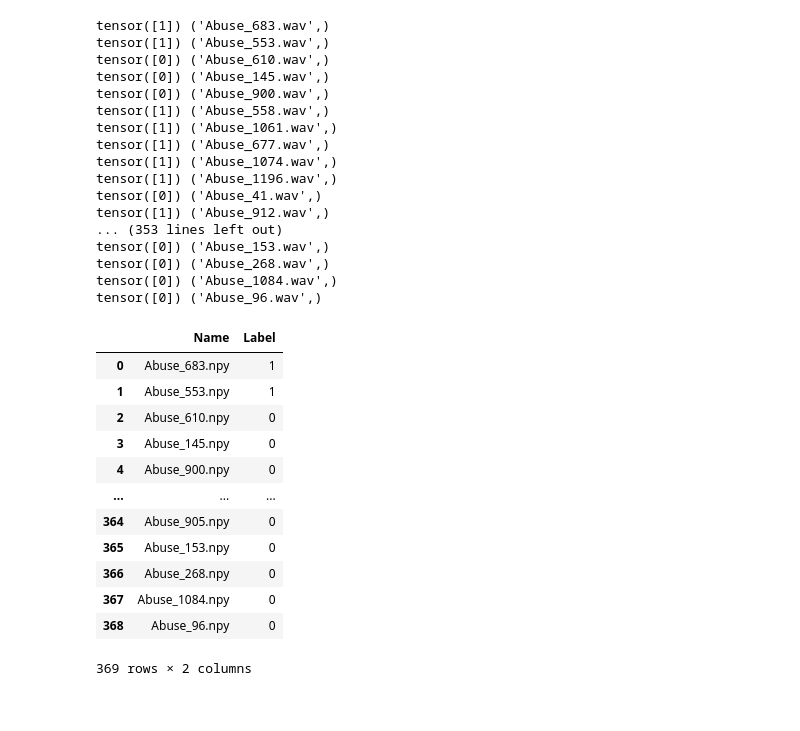
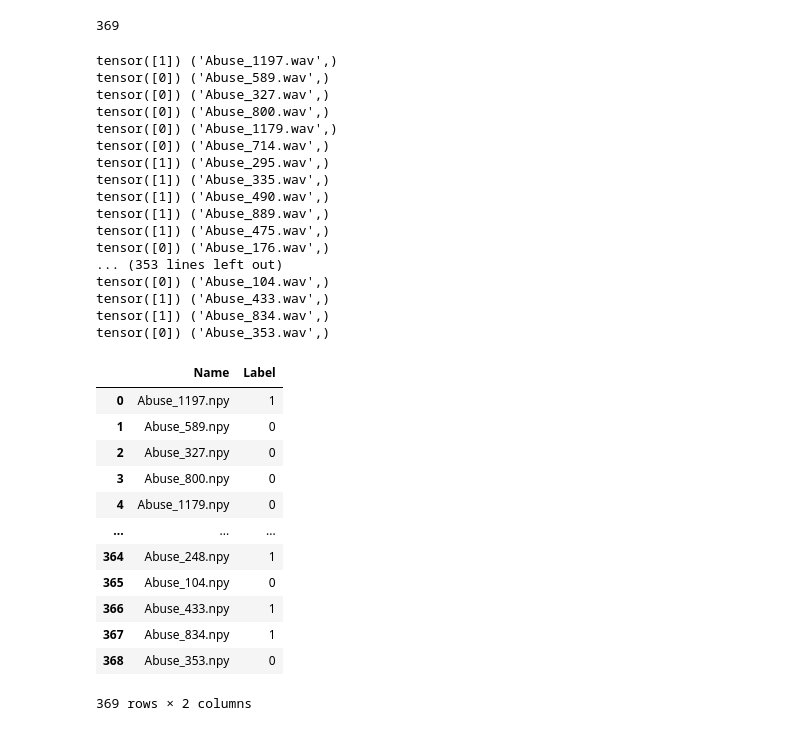
Before and after one commit to daniyal-AGI/Profanity_detection, a Jupyter notebook: notebook/feature_extraction.ipynb, the cells around one changed output. Saved outputs shown, nothing was run; the diff lists cells and outputs as text; code cells hidden in the pictures.

```diff
--- a/notebook/feature_extraction.ipynb
+++ b/notebook/feature_extraction.ipynb
@@ -70,9 +72,13 @@ test_loader = DataLoader (dataset=test_dataset, batch_size=1, shuffle=True)
+# %%
+len(hindi_train_loader)
+# %% [output]
+369
 # %%
-#for test dataset
+#for hindi dataset
 
 labels=[]
 names=[]
-for batch_idx, (data, name, label) in enumerate(test_loader):
+for batch_idx, (data, name, label) in enumerate(hindi_train_loader):
 
 
     fromatted_data= data.cpu().detach().numpy().reshape(512, -1)
@@ -85,7 +91,9 @@ for batch_idx, (data, name, label) in enumerate(test_loader):
     names.append(name[0].split('.')[0]+'.npy')
     print(label, name)
 
-    np.save('/home/ubuntu/Daniyal/work/data/features/test/'+name[0].split('.')[0]+'.npy', fromatted_data)
+    np.save('/home/ubuntu/Daniyal/profanity_detection/data/hindi_features/test/'+name[0].split('.')[0]+'.npy', fromatted_data)
+    # if batch_idx >= 4:
+    #     break
 
 np_csv = {
     "Name": names,
@@ -93,39 +101,39 @@ np_csv = {
 }
 np_df = pd.DataFrame(np_csv)
 
-np_df.to_csv('/home/ubuntu/Daniyal/work/data/features/test/np_test.csv', index=False)
+np_df.to_csv('/home/ubuntu/Daniyal/profanity_detection/data/hindi_features/train/hindi_test.csv', index=False)
 # %% [output]
-tensor([1]) ('Abuse_683.wav',)
-tensor([1]) ('Abuse_553.wav',)
-tensor([0]) ('Abuse_610.wav',)
-tensor([0]) ('Abuse_145.wav',)
-tensor([0]) ('Abuse_900.wav',)
-tensor([1]) ('Abuse_558.wav',)
-tensor([1]) ('Abuse_1061.wav',)
-tensor([1]) ('Abuse_677.wav',)
-tensor([1]) ('Abuse_1074.wav',)
-tensor([1]) ('Abuse_1196.wav',)
-tensor([0]) ('Abuse_41.wav',)
-tensor([1]) ('Abuse_912.wav',)
+tensor([1]) ('Abuse_1197.wav',)
+tensor([0]) ('Abuse_589.wav',)
+tensor([0]) ('Abuse_327.wav',)
+tensor([0]) ('Abuse_800.wav',)
+tensor([0]) ('Abuse_1179.wav',)
+tensor([0]) ('Abuse_714.wav',)
+tensor([1]) ('Abuse_295.wav',)
+tensor([1]) ('Abuse_335.wav',)
+tensor([1]) ('Abuse_490.wav',)
+tensor([1]) ('Abuse_889.wav',)
+tensor([1]) ('Abuse_475.wav',)
+tensor([0]) ('Abuse_176.wav',)
 ... (353 lines left out)
-tensor([0]) ('Abuse_153.wav',)
-tensor([0]) ('Abuse_268.wav',)
-tensor([0]) ('Abuse_1084.wav',)
-tensor([0]) ('Abuse_96.wav',)
+tensor([0]) ('Abuse_104.wav',)
+tensor([1]) ('Abuse_433.wav',)
+tensor([1]) ('Abuse_834.wav',)
+tensor([0]) ('Abuse_353.wav',)
 # %%
-temp=pd.read_csv('/home/ubuntu/Daniyal/work/data/features/test/np_test.csv')
+temp=pd.read_csv('/home/ubuntu/Daniyal/profanity_detection/data/hindi_features/test/hindi_test.csv')
 temp
 # %% [output]
 |  | Name | Label |
-| 0 | Abuse_683.npy | 1 |
-| 1 | Abuse_553.npy | 1 |
-| 2 | Abuse_610.npy | 0 |
-| 3 | Abuse_145.npy | 0 |
-| 4 | Abuse_900.npy | 0 |
+| 0 | Abuse_1197.npy | 1 |
+| 1 | Abuse_589.npy | 0 |
+| 2 | Abuse_327.npy | 0 |
+| 3 | Abuse_800.npy | 0 |
+| 4 | Abuse_1179.npy | 0 |
 | ... | ... | ... |
-| 364 | Abuse_905.npy | 0 |
-| 365 | Abuse_153.npy | 0 |
-| 366 | Abuse_268.npy | 0 |
-| 367 | Abuse_1084.npy | 0 |
-| 368 | Abuse_96.npy | 0 |
+| 364 | Abuse_248.npy | 1 |
+| 365 | Abuse_104.npy | 0 |
+| 366 | Abuse_433.npy | 1 |
+| 367 | Abuse_834.npy | 1 |
+| 368 | Abuse_353.npy | 0 |
 369 rows × 2 columns
```
Also changed, not shown: parts of 4 cells of this notebook, 5 other files.
